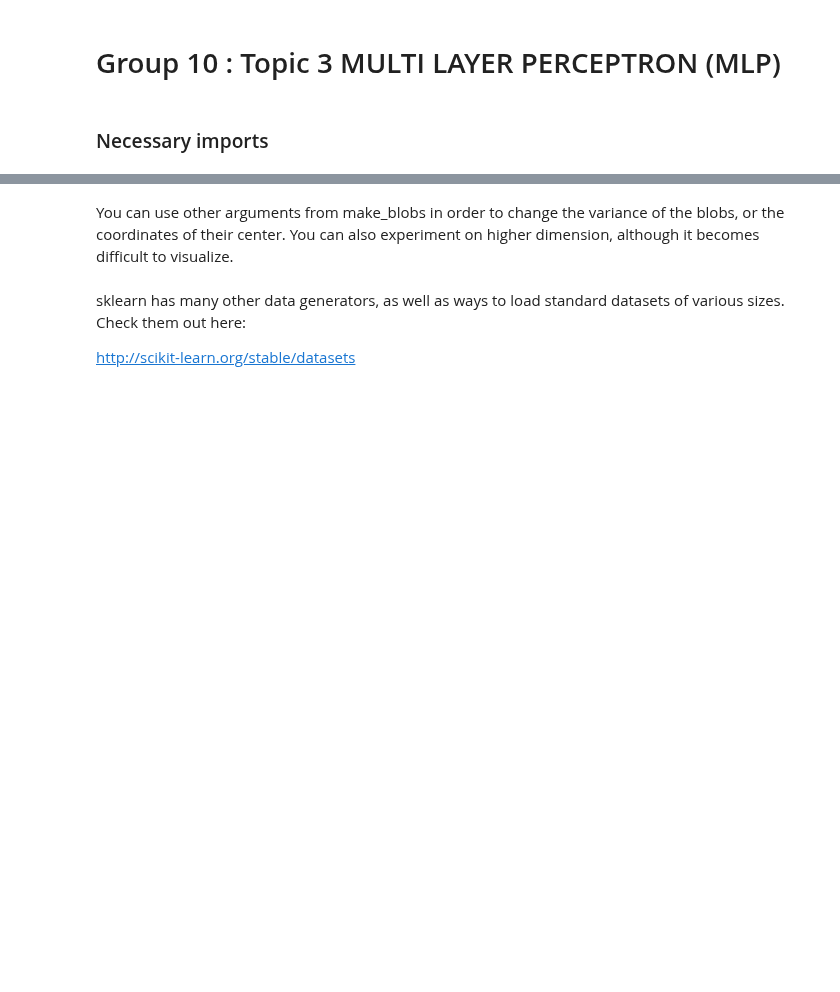
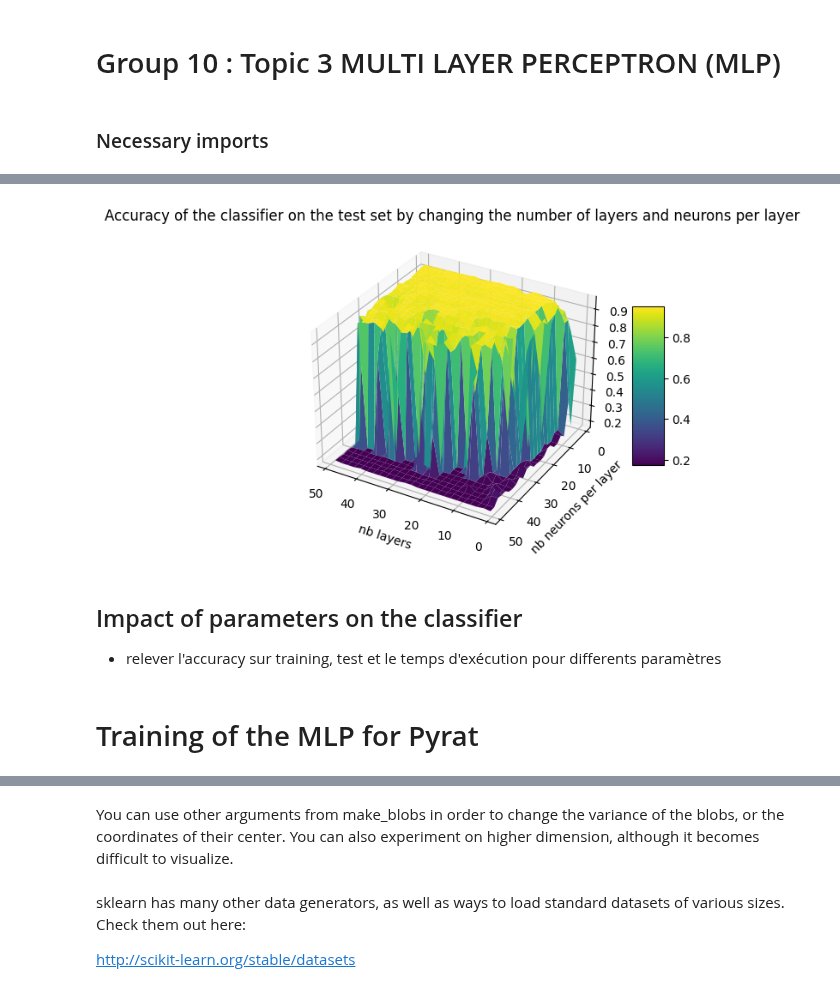
Before and after one commit to Gregsai/introduction-to-ai, a Jupyter notebook: session2/lab/Lab_2_Multi_Layer_Perceptron.ipynb, the cells around one changed output, grey strips where cells are left out. Drawn from its saved outputs; the diff is of its cells as text; code cells hidden in the pictures; blank space fills up the shorter version.

```diff
--- a/session2/lab/Lab_2_Multi_Layer_Perceptron.ipynb
+++ b/session2/lab/Lab_2_Multi_Layer_Perceptron.ipynb
@@ -66,0 +217,73 @@ plt.show()
+# %%
+import numpy as np
+import matplotlib.pyplot as plt
+from mpl_toolkits.mplot3d import Axes3D
+
+
+print("val_nb_layer")
+print(val_nb_layer)
+print("val_nb_neurones")
+print(val_nb_neurones)
+print("val_test")
+print(val_test)
+
+# Générer des données aléatoires pour les axes x, y et z
+x = val_nb_layer
+y = val_nb_neurones
+
+z=np.array(val_test)
+#z = np.array([val_test[i:i+5] for i in range(0, len(val_test), 5)])
+#print(val_test)
+
+# Créer une figure 3D
+fig = plt.figure()
+ax = fig.add_subplot(111, projection='3d')
+
+# Créer une grille pour x, y et z
+x, y = np.meshgrid(val_nb_layer, val_nb_neurones)
+
+# Tracer la surface
+surface = ax.plot_surface(x, y, z.reshape(x.shape), cmap='viridis', edgecolor='none')
+
+# Ajouter une barre de couleur
+fig.colorbar(surface, shrink=0.5, aspect=5)
+
+"""
+# Créer une figure 3D
+fig = plt.figure()
+ax = fig.add_subplot(111, projection='3d')
+
+surface = ax.plot_surface(x, y, z)
+
+
+# Tracer les points 3D avec une couleur variant en fonction de la valeur z
+norm = plt.Normalize(z.min(), z.max())
+colors = plt.cm.viridis(norm(z))
+ax.scatter(x, y, z, c=colors)
+
+# Ajouter une barre de couleur
+mappable = plt.cm.ScalarMappable(cmap='viridis', norm=norm)
+mappable.set_array(z)
+plt.colorbar(mappable)
+
+
+
+
+
+# Tracer la surface avec des couleurs chaudes pour les valeurs élevées
+surface = ax.plot_surface(x, y, z, cmap='hot', alpha=0.8)
+
+# Ajouter une barre de couleur
+fig.colorbar(surface, shrink=0.5, aspect=5)
+"""
+
+ax.invert_xaxis()
+ax.invert_yaxis()
+# Ajouter des labels d'axes
+ax.set_xlabel('nb layers')
+ax.set_ylabel('nb neurons per layer')
+ax.set_zlabel('test set accuracy')
+ax.set_title('Accuracy of the classifier on the test set by changing the number of layers and neurons per layer')
+# Afficher le graphe
+plt.show()
+# %% [output]
@@ -66,0 +307,7 @@ plt.show()
+[figure, added]
+# %% [markdown]
+## Impact of parameters on the classifier
+
+- relever l'accuracy sur training, test et le temps d'exécution pour differents paramètres
+# %% [markdown]
+# Training of the MLP for Pyrat
```
Also changed, not shown: parts of 83 cells of this notebook.
